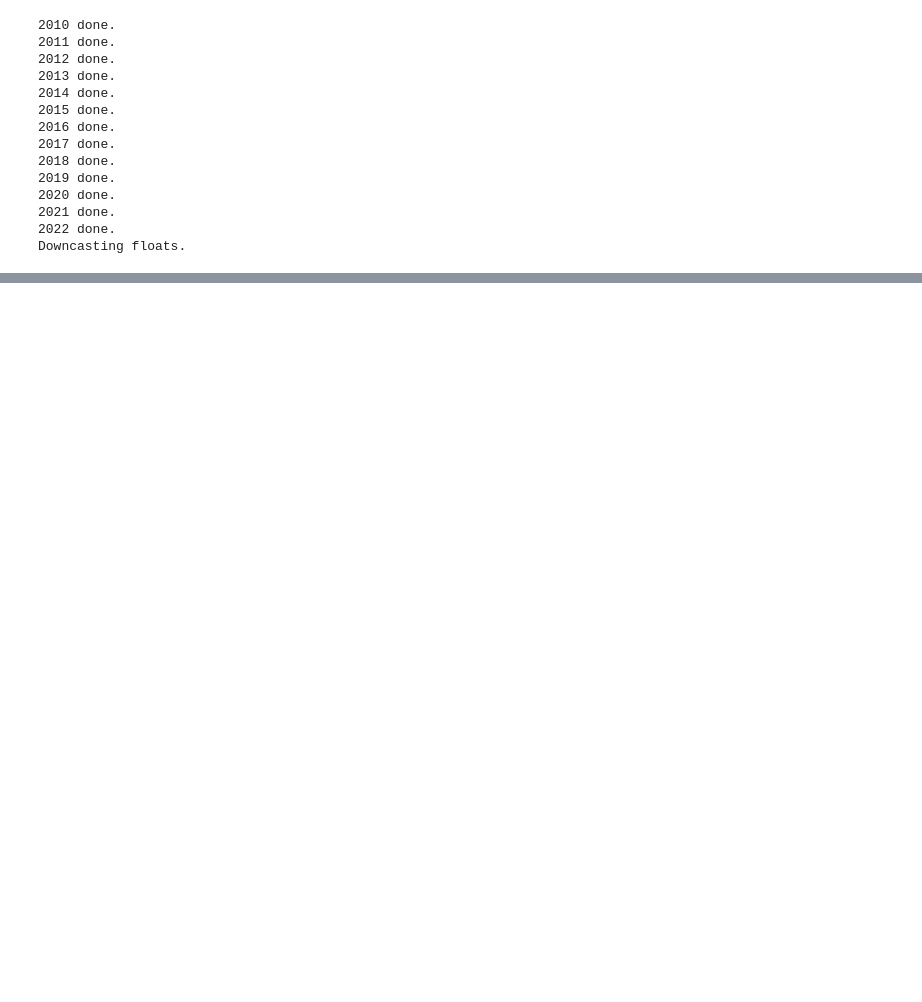
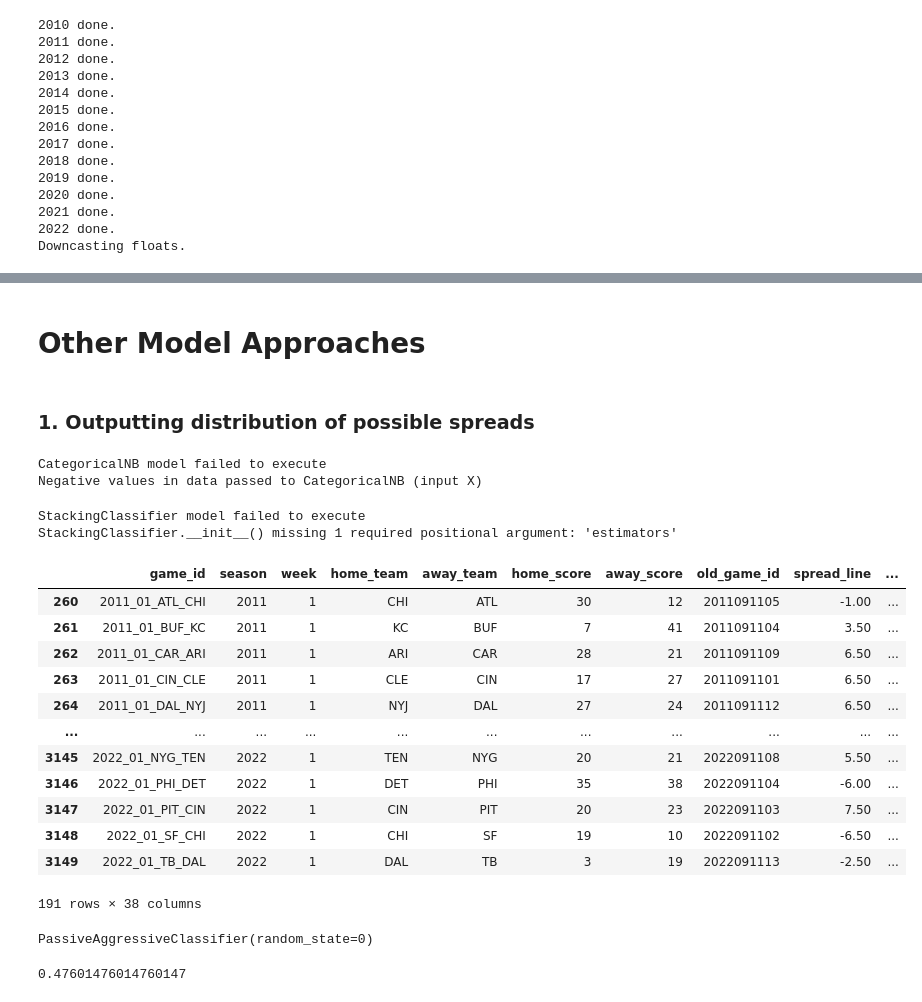
Before and after one commit to zachaustin01/sewer-nfl, a Jupyter notebook: models/pe1/notebooks/discovery.ipynb, the cells around one changed output, grey strips where cells are left out. Drawn from its saved outputs; the diff is of its cells as text; code cells hidden in the pictures; blank space fills up the shorter version.

```diff
--- a/models/pe1/notebooks/discovery.ipynb
+++ b/models/pe1/notebooks/discovery.ipynb
@@ -98,0 +247,54 @@ results
+# %% [markdown]
+# Other Model Approaches
+# %% [markdown]
+### 1. Outputting distribution of possible spreads
+# %%
+final_model_data = pbp_api_data[['game_id','season','week','home_team','away_team','home_score',
+                                 'away_score']]\
+    .drop_duplicates().merge(
+        model_df,
+        how = 'left'
+    )
+final_model_data['home_cover'] = final_model_data.apply(lambda x: 1 if x['home_score'] - \
+                                                                  x['away_score'] < \
+                                                                  x['spread_line'] else 0,
+                                                         axis = 1)
+# %%
+from lazypredict.Supervised import LazyRegressor, LazyClassifier
+cls= LazyClassifier(ignore_warnings=False, custom_metric=None)
+models, predictions = cls.fit(X_train, X_test, y_train, y_test)
+# %% [output]
+CategoricalNB model failed to execute
+Negative values in data passed to CategoricalNB (input X)
+StackingClassifier model failed to execute
+StackingClassifier.__init__() missing 1 required positional argument: 'estimators'
+# %%
+final_model_data[(final_model_data['week']==1) & (final_model_data['season']!=2010)]
+# %% [output]
+|  | game_id | season | week | home_team | away_team | home_score | away_score | old_game_id | spread_line | ... |
+| 260 | 2011_01_ATL_CHI | 2011 | 1 | CHI | ATL | 30 | 12 | 2011091105 | -1.00 | ... |
+| 261 | 2011_01_BUF_KC | 2011 | 1 | KC | BUF | 7 | 41 | 2011091104 | 3.50 | ... |
+| 262 | 2011_01_CAR_ARI | 2011 | 1 | ARI | CAR | 28 | 21 | 2011091109 | 6.50 | ... |
+| 263 | 2011_01_CIN_CLE | 2011 | 1 | CLE | CIN | 17 | 27 | 2011091101 | 6.50 | ... |
+| 264 | 2011_01_DAL_NYJ | 2011 | 1 | NYJ | DAL | 27 | 24 | 2011091112 | 6.50 | ... |
+| ... | ... | ... | ... | ... | ... | ... | ... | ... | ... | ... |
+| 3145 | 2022_01_NYG_TEN | 2022 | 1 | TEN | NYG | 20 | 21 | 2022091108 | 5.50 | ... |
+| 3146 | 2022_01_PHI_DET | 2022 | 1 | DET | PHI | 35 | 38 | 2022091104 | -6.00 | ... |
+| 3147 | 2022_01_PIT_CIN | 2022 | 1 | CIN | PIT | 20 | 23 | 2022091103 | 7.50 | ... |
+| 3148 | 2022_01_SF_CHI | 2022 | 1 | CHI | SF | 19 | 10 | 2022091102 | -6.50 | ... |
+| 3149 | 2022_01_TB_DAL | 2022 | 1 | DAL | TB | 3 | 19 | 2022091113 | -2.50 | ... |
+191 rows × 38 columns
+# %%
+from sklearn.linear_model import PassiveAggressiveClassifier
+clf = PassiveAggressiveClassifier(max_iter=1000, random_state=0,
+                                  tol=1e-3)
+clf.fit(X_train, y_train)
+# %% [output]
+PassiveAggressiveClassifier(random_state=0)
+# %%
+x = clf.predict(X_test)
+y = [y[0] for y in y_test]
+res = [1 if x[i]==y[i] else 0 for i in range(len(x))]
+sum(res) / len(res)
+# %% [output]
+0.47601476014760147
```
Also changed, not shown: parts of 22 cells of this notebook, 2 other files.
